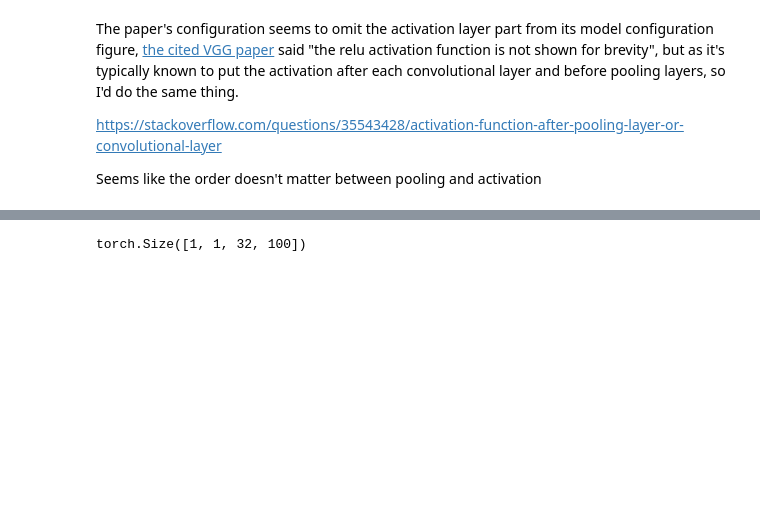
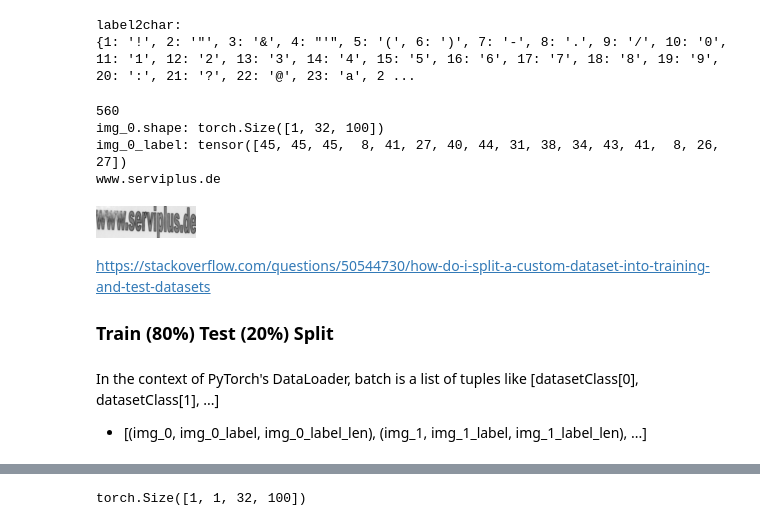
Before and after one commit to jbae49/pytorch-play, a Jupyter notebook: crnn_implementation.ipynb, the cells around one changed output, grey strips where cells are left out. Drawn from its saved outputs; the diff is of its cells as text; code cells hidden in the pictures; blank space fills up the shorter version.

```diff
--- a/crnn_implementation.ipynb
+++ b/crnn_implementation.ipynb
@@ -157,5 +0,0 @@ test_dataloader = DataLoader(customdata, batch_size=batch_size, sampler=valid_sa
-# %%
-for d, l, _ in train_dataloader:
-  print(d.size()) # (N, C, H, W)
-  # print(d)
-  break
@@ -202,7 +1,18 @@ conv2d'd sample_img.shape: torch.Size([3, 33, 101])
-# %% [markdown]
-The paper's configuration seems to omit the activation layer part from its model configuration figure, [the cited VGG paper](https://arxiv.org/pdf/1409.1556.pdf) said "the relu activation function is not shown for brevity", but as it's typically known to put the activation after each convolutional layer and before pooling layers, so I'd do the same thing.
-
-https://stackoverflow.com/questions/35543428/activation-function-after-pooling-layer-or-convolutional-layer
-
-
-Seems like the order doesn't matter between pooling and activation
+# %%
+import os
+
+characterSet = [letters for image in os.listdir('cropped_images') for letters in image[:-4].lower()]
+characterSet.append('/')
+characterSet = set(characterSet)
+
+with open('letters.txt', 'w') as f:
+    for letter in sorted(characterSet):
+        f.write(letter + '\n')
+# %%
+char2label = {char : i+1 for i, char in enumerate(list(sorted(characterSet)))} # 0 represents a blank for the CTCloss later
+label2char = {i : char for char, i in char2label.items()}
+
+print(f'label2char: \n{label2char}')
+# %% [output]
+label2char:
+{1: '!', 2: '"', 3: '&', 4: "'", 5: '(', 6: ')', 7: '-', 8: '.', 9: '/', 10: '0', 11: '1', 12: '2', 13: '3', 14: '4', 15: '5', 16: '6', 17: '7', 18: '8', 19: '9', 20: ':', 21: '?', 22: '@', 23: 'a', 2 ...
@@ -208,0 +61,23 @@ Seems like the order doesn't matter between pooling and activation
+# %%
+customdata = CustomImageDataset("cropped_images")
+print(len(customdata))
+img_0, img_0_label, img_0_label_len = customdata[0]
+print(f'img_0.shape: {img_0.shape}')
+print(f'img_0_label: {img_0_label}')
+print(''.join(label2char[l.item()] for l in img_0_label))
+# %% [output]
+560
+img_0.shape: torch.Size([1, 32, 100])
+img_0_label: tensor([45, 45, 45,  8, 41, 27, 40, 44, 31, 38, 34, 43, 41,  8, 26, 27])
+www.serviplus.de
+# %%
+# img_0
+to_pil = T.ToPILImage()
+img = to_pil(img_0)
+img
+# %% [output]
+[figure, added]
+# %% [markdown]
+https://stackoverflow.com/questions/50544730/how-do-i-split-a-custom-dataset-into-training-and-test-datasets
+
+### Train (80%) Test (20%) Split
@@ -208,0 +102,3 @@ Seems like the order doesn't matter between pooling and activation
+# %% [markdown]
+In the context of PyTorch's DataLoader, batch is a list of tuples like [datasetClass[0], datasetClass[1], ...]
+* [(img_0, img_0_label, img_0_label_len), (img_1, img_1_label, img_1_label_len), ...]
```
Also changed, not shown: parts of 39 cells of this notebook, 3 other files.
